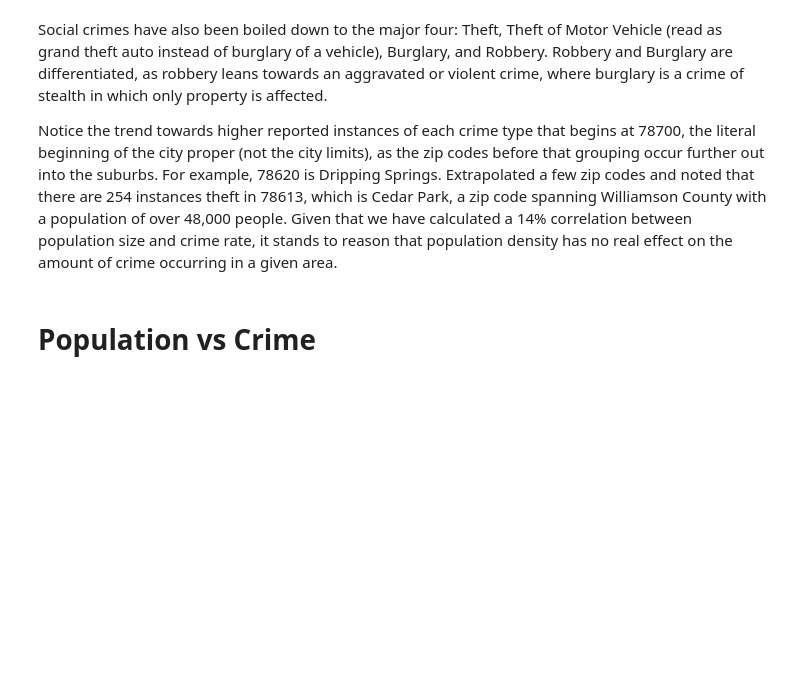
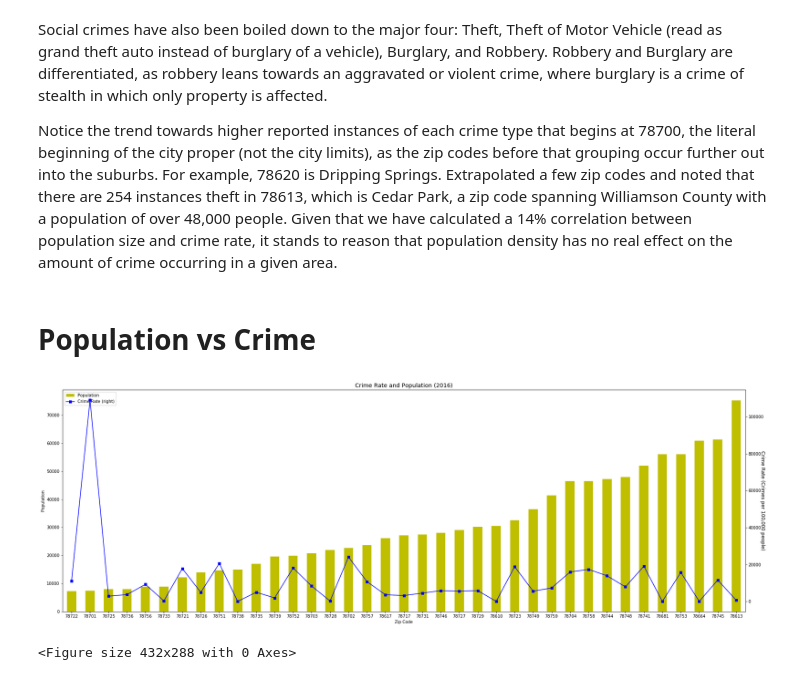
Before and after one commit to AshleyMcGee/atx_crime_analysis, a Jupyter notebook: robert_mcalmon/ATX_Crime_Analysis.ipynb, the cells around one changed output. Cells and saved outputs as stored; diff of their text form; code cells hidden in the pictures; blank space fills up the shorter version.

```diff
--- a/robert_mcalmon/ATX_Crime_Analysis.ipynb
+++ b/robert_mcalmon/ATX_Crime_Analysis.ipynb
@@ -152,4 +148,0 @@ census_df.head()
-# %%
-zillow_df = pd.read_csv('zillow_data.csv')
-crime_df = pd.read_csv('crime_data.csv')
-census_df = pd.read_csv('census_data.csv')
@@ -464,8 +447,24 @@ zillow_new= zillow_new.sort_values(['ZHVI_AllHomes'], ascending=[True])
 # %%
-ax1 = zillow_new.plot('Zip Code','ZHVI_AllHomes',kind='bar', color = 'y',figsize=(30, 10))
-zillow_new.plot('Zip Code','Crime Rate',kind='line', style =['bs-'], secondary_y=True, ax=ax1)
-ax1.set_ylabel('Median Home Value ($)', fontsize=10)
-plt.ylabel('# of Crimes per 100k people', fontsize=12, rotation=-90)
-plt.title("Crime Rate and Median Home Value by Zip Code (2016)", fontsize=14)
-# plt.savefig('idk.png', bbox_inches='tight')
+rates_df = pd.read_csv('crime_rates.csv')
+
+zillow_file = zillow_df.merge(rates_df, on=['year', 'Zip Code'])
+
+zillow_file = zillow_file[zillow_file['year'] == 2016].drop(labels='year', axis=1)
+
+zillow_new = zillow_file
+
+### Apparently this makes all the difference in whether or not the line will show on the bar graph
+zillow_new['Zip Code'] = zillow_new['Zip Code'].astype('str')
+
+zillow_new= zillow_new.sort_values('Population', ascending=True).reset_index()
+
+ax1 = zillow_new.plot('Zip Code','Population',kind='bar', color = 'y',figsize=(30, 10))
+zillow_new.plot('Zip Code','Crime Rate', kind='line', style='bs-', secondary_y=True, ax=ax1)
+ax1.set_ylabel('Population', fontsize=10)
+plt.ylabel('Crime Rate (Crimes per 100,000 people)', fontsize=12, rotation=-90)
+plt.title("Crime Rate and Population (2016)", fontsize=14)
+plt.savefig('crime_rate_and_population.png', bbox_inches='tight')
 fig = plt.figure()
+# %% [output]
+[figure, added]
+<Figure size 432x288 with 0 Axes>
```
Also changed, not shown: parts of 12 cells of this notebook, 2 other files.
